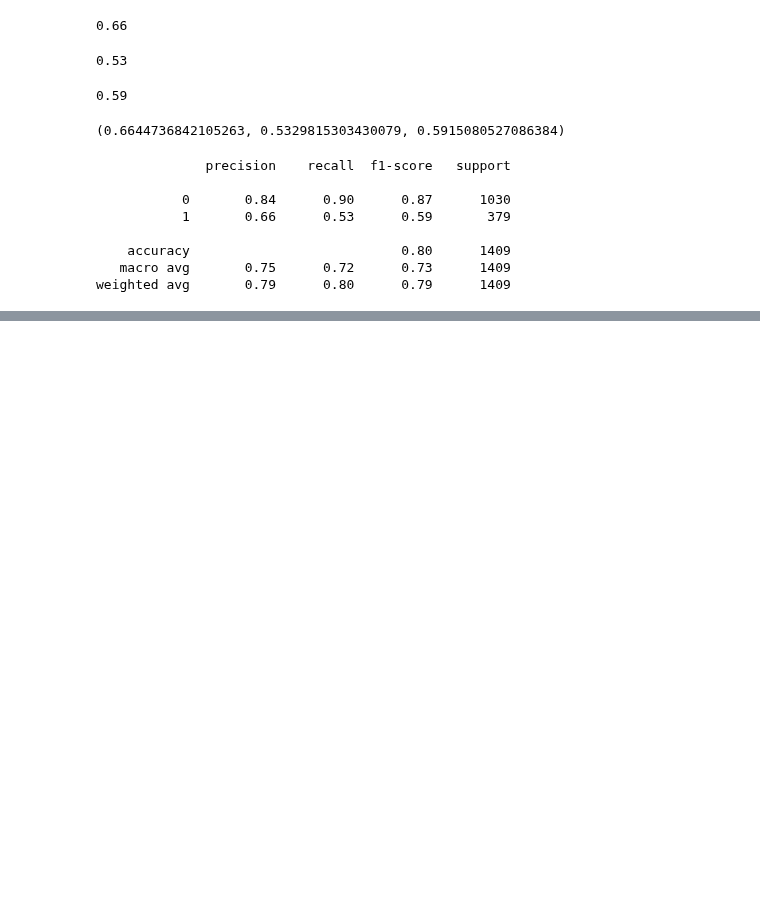
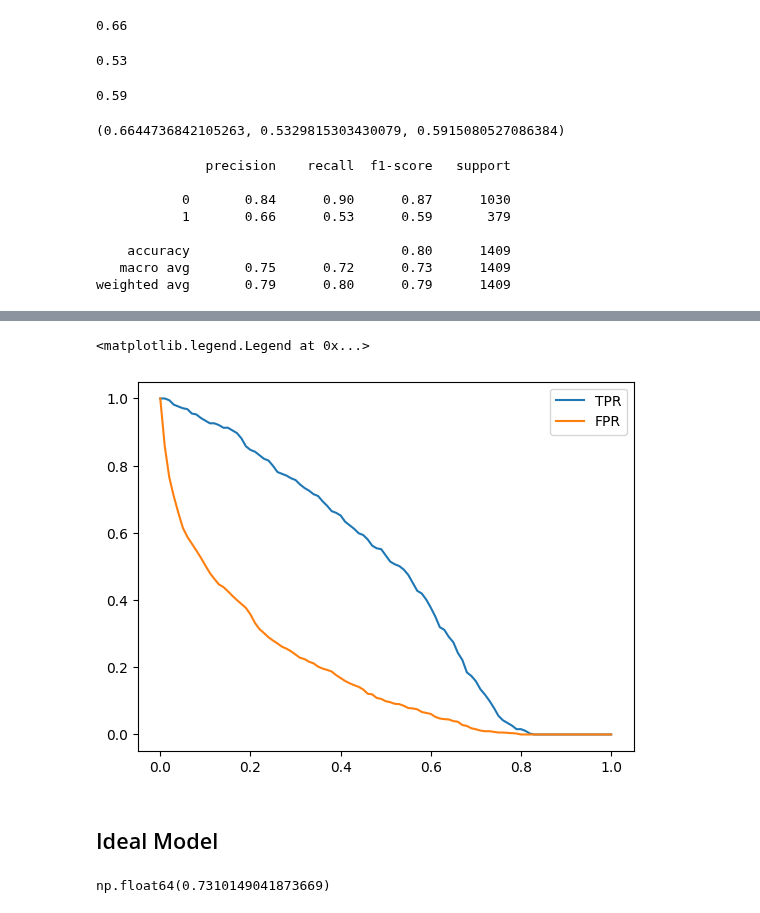
Before and after one commit to adeakinwe/ML_zoomcamp, a Jupyter notebook: Classification/customer-churn.ipynb, the cells around one changed output, grey strips where cells are left out. Saved outputs shown, nothing was run; the diff lists cells and outputs as text; code cells hidden in the pictures; blank space fills up the shorter version.

```diff
--- a/Classification/customer-churn.ipynb
+++ b/Classification/customer-churn.ipynb
@@ -813,0 +878,3 @@ weighted avg       0.79      0.80      0.79      1409
+# %%
+np.random.seed(1)
+y_rand = np.random.uniform(0, 1, size=len(y_val))
@@ -813,0 +885,24 @@ weighted avg       0.79      0.80      0.79      1409
+# %%
+def tpr_fpr_dataframe(y_val, y_pred):
+    scores = []
+    thresholds = np.linspace(0,1,101)
+
+    for t in thresholds:
+        actual_positive = (y_val == 1)
+        actual_negative = (y_val == 0)
+
+        pred_positive = (y_pred >= t)
+        pred_negative = (y_pred < t)
+
+        tp = (actual_positive & pred_positive).sum()
+        tn = (actual_negative & pred_negative).sum()
+
+        fp = (actual_negative & pred_positive).sum()
+        fn = (actual_positive & pred_negative).sum()
+
+        scores.append((t,tp,fp,fn,tn))
+
+    return df_scores
+# %%
+df_rand = tpr_fpr_dataframe(y_val, y_rand)
+df_rand
@@ -813,0 +923,9 @@ weighted avg       0.79      0.80      0.79      1409
+# %%
+plt.plot(df_rand.threshold, df_rand['tpr'], label='TPR')
+plt.plot(df_rand.threshold, df_rand['fpr'], label='FPR')
+plt.legend()
+# %% [output]
+<matplotlib.legend.Legend at 0x...>
+[figure, added]
+# %% [markdown]
+## Ideal Model
@@ -813,0 +940,4 @@ weighted avg       0.79      0.80      0.79      1409
+# %%
+(1 - y_val).mean()
+# %% [output]
+np.float64(0.7310149041873669)
```
Also changed, not shown: parts of 19 cells of this notebook.
